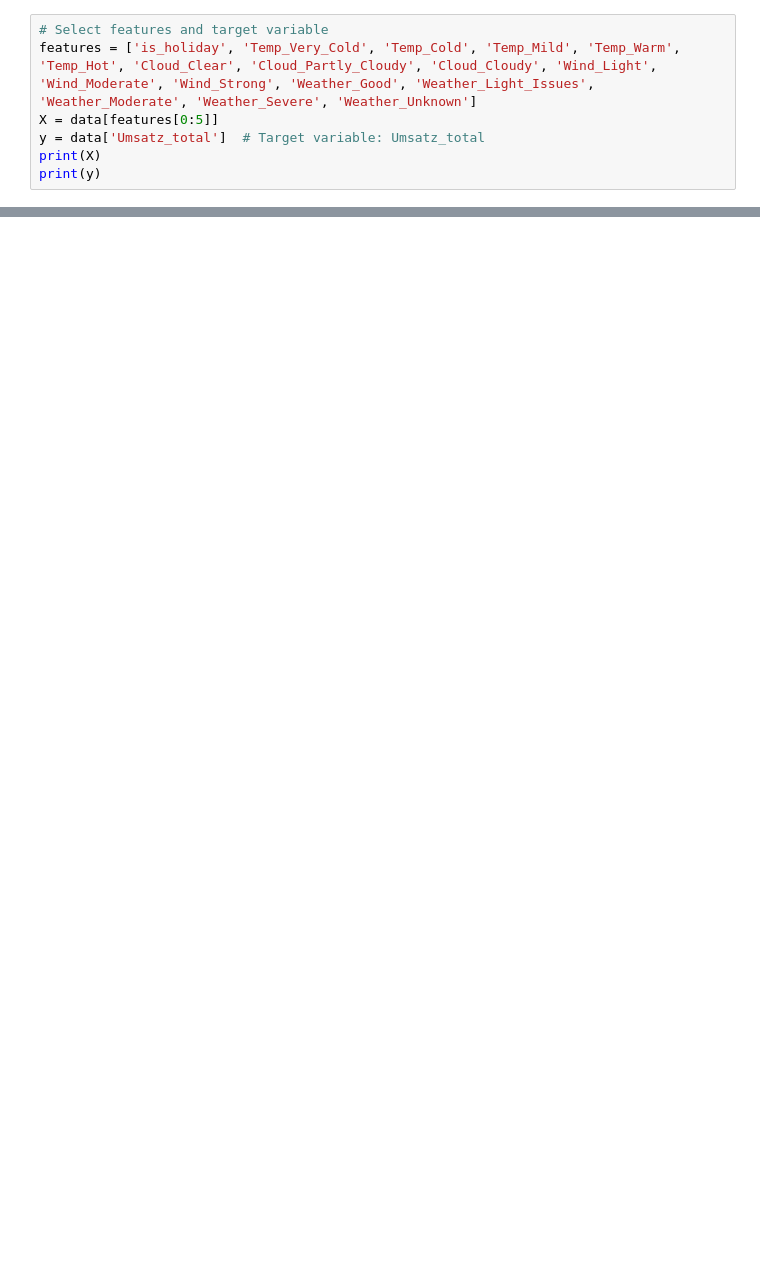
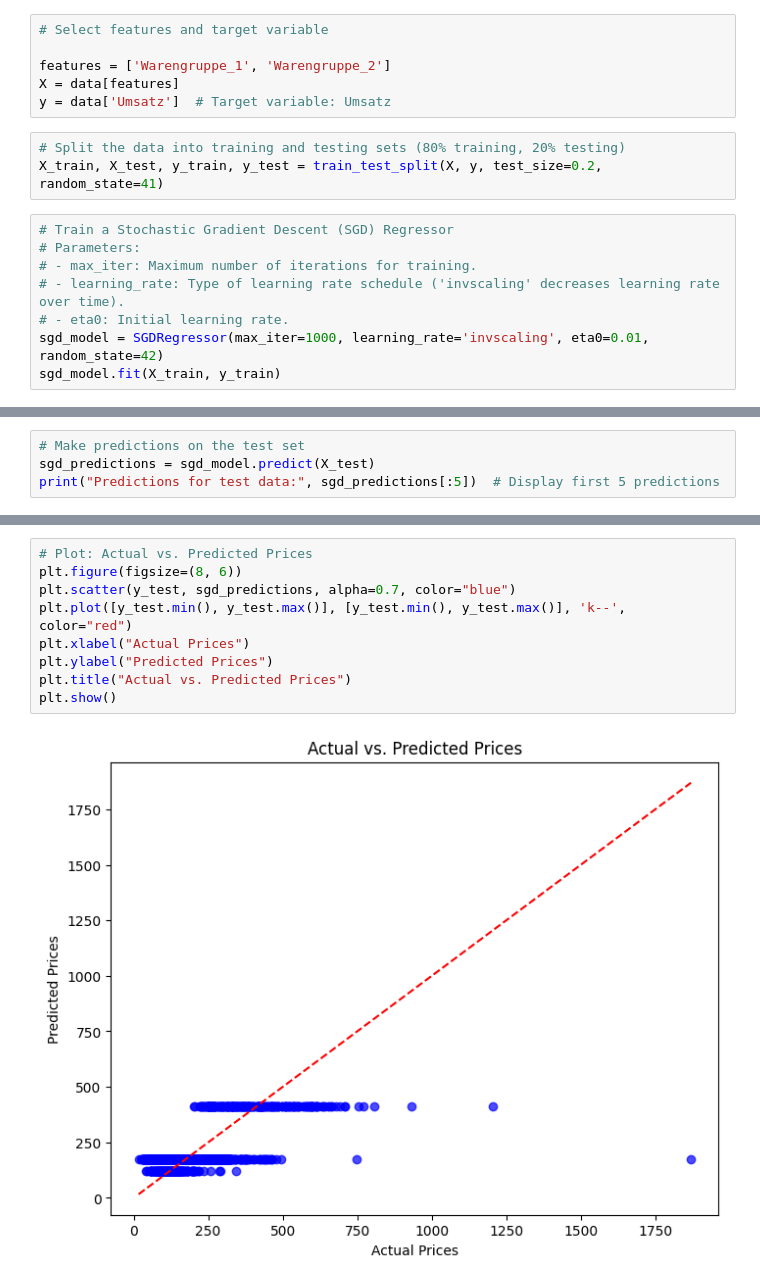
Before and after one commit to jul-mar/bakery_sales_prediction, a Jupyter notebook: 2_BaselineModel/00_Julius/simple_linear_regression.ipynb, the cells around one changed output, grey strips where cells are left out. Cells and saved outputs as stored; diff of their text form; blank space fills up the shorter version.

```diff
--- a/2_BaselineModel/00_Julius/simple_linear_regression.ipynb
+++ b/2_BaselineModel/00_Julius/simple_linear_regression.ipynb
@@ -33,7 +32,17 @@ print(data.shape)
 # %%
 # Select features and target variable
-features = ['is_holiday', 'Temp_Very_Cold', 'Temp_Cold', 'Temp_Mild', 'Temp_Warm', 'Temp_Hot', 'Cloud_Clear', 'Cloud_Partly_Cloudy', 'Cloud_Cloudy', 'Wind_Light', 'Wind_Moderate', 'Wind_Strong', 'Weather_Good', 'Weather_Light_Issues', 'Weather_Moderate', 'Weather_Severe', 'Weather_Unknown']
-X = data[features[0:5]]
-y = data['Umsatz_total']  # Target variable: Umsatz_total
-print(X)
-print(y)
+
+features = ['Warengruppe_1', 'Warengruppe_2']
+X = data[features]
+y = data['Umsatz']  # Target variable: Umsatz
+# %%
+# Split the data into training and testing sets (80% training, 20% testing)
+X_train, X_test, y_train, y_test = train_test_split(X, y, test_size=0.2, random_state=41)
+# %%
+# Train a Stochastic Gradient Descent (SGD) Regressor
+# Parameters:
+# - max_iter: Maximum number of iterations for training.
+# - learning_rate: Type of learning rate schedule ('invscaling' decreases learning rate over time).
+# - eta0: Initial learning rate.
+sgd_model = SGDRegressor(max_iter=1000, learning_rate='invscaling', eta0=0.01, random_state=42)
+sgd_model.fit(X_train, y_train)
@@ -39,0 +51,4 @@ print(y)
+# %%
+# Make predictions on the test set
+sgd_predictions = sgd_model.predict(X_test)
+print("Predictions for test data:", sgd_predictions[:5])  # Display first 5 predictions
@@ -39,0 +71,11 @@ print(y)
+# %%
+# Plot: Actual vs. Predicted Prices
+plt.figure(figsize=(8, 6))
+plt.scatter(y_test, sgd_predictions, alpha=0.7, color="blue")
+plt.plot([y_test.min(), y_test.max()], [y_test.min(), y_test.max()], 'k--', color="red")
+plt.xlabel("Actual Prices")
+plt.ylabel("Predicted Prices")
+plt.title("Actual vs. Predicted Prices")
+plt.show()
+# %% [output]
+[figure, added]
```
Also changed, not shown: parts of 7 cells of this notebook, 1 other file.
